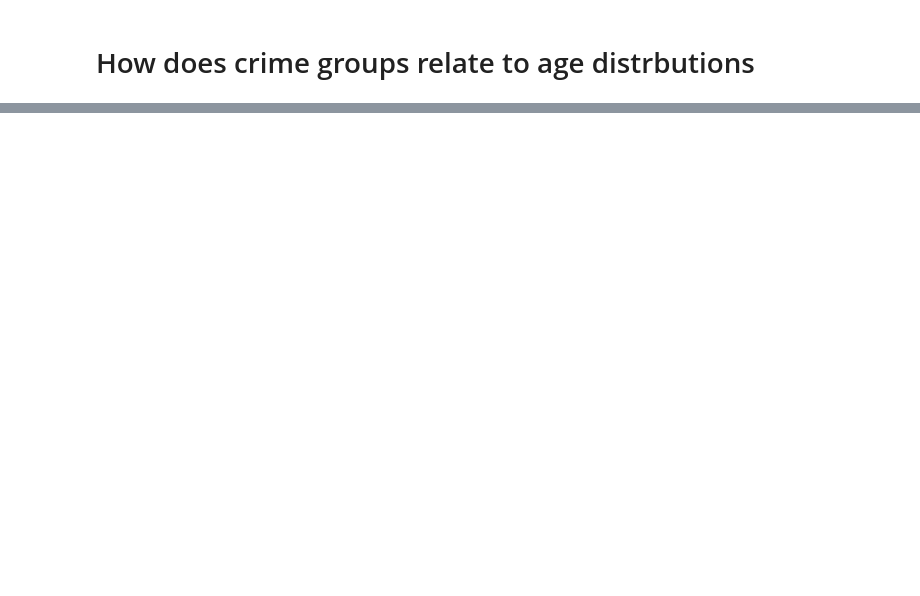
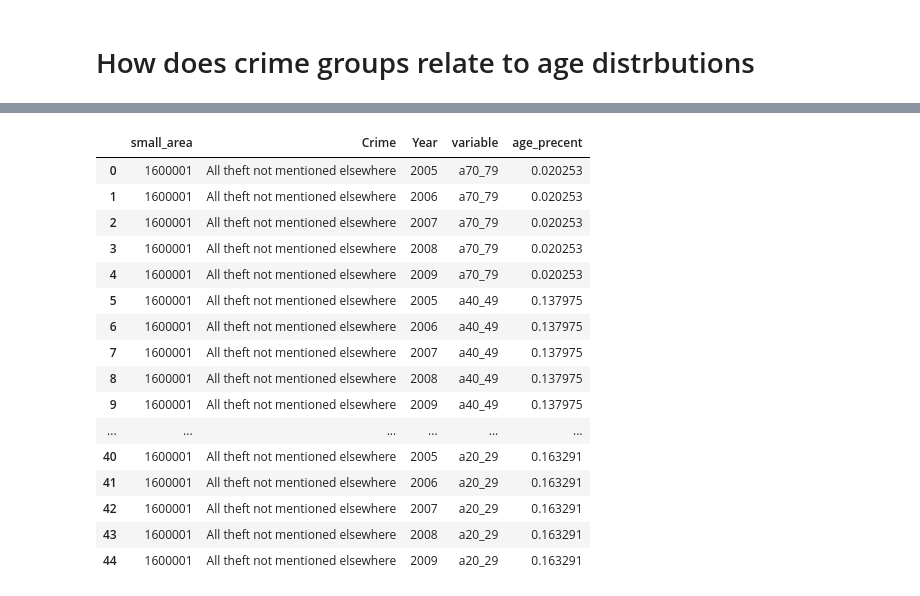
Before and after one commit to drdangersimon/data_challenges, a Jupyter notebook: eighty_20/Crime_map.ipynb, the cells around one changed output, grey strips where cells are left out. Drawn from its saved outputs; the diff is of its cells as text; code cells hidden in the pictures; blank space fills up the shorter version.

```diff
--- a/eighty_20/Crime_map.ipynb
+++ b/eighty_20/Crime_map.ipynb
@@ -177,2 +175,9 @@ plt.tight_layout()
 # %% [markdown]
 # How does crime groups relate to age distrbutions
+# %%
+# make age a ratio
+for col in ages:
+    df[col] = df[col] / df.total_age
+# %%
+a = df.groupby(['small_area','Crime', 'Year']).mean()
+a.head()
@@ -178,0 +192,20 @@ plt.tight_layout()
+# %%
+a.reset_index().head().melt(['small_area','Crime', 'Year'], value_vars=ages,value_name='age_precent' )
+# %% [output]
+|  | small_area | Crime | Year | variable | age_precent |
+| 0 | 1600001 | All theft not mentioned elsewhere | 2005 | a70_79 | 0.020253 |
+| 1 | 1600001 | All theft not mentioned elsewhere | 2006 | a70_79 | 0.020253 |
+| 2 | 1600001 | All theft not mentioned elsewhere | 2007 | a70_79 | 0.020253 |
+| 3 | 1600001 | All theft not mentioned elsewhere | 2008 | a70_79 | 0.020253 |
+| 4 | 1600001 | All theft not mentioned elsewhere | 2009 | a70_79 | 0.020253 |
+| 5 | 1600001 | All theft not mentioned elsewhere | 2005 | a40_49 | 0.137975 |
+| 6 | 1600001 | All theft not mentioned elsewhere | 2006 | a40_49 | 0.137975 |
+| 7 | 1600001 | All theft not mentioned elsewhere | 2007 | a40_49 | 0.137975 |
+| 8 | 1600001 | All theft not mentioned elsewhere | 2008 | a40_49 | 0.137975 |
+| 9 | 1600001 | All theft not mentioned elsewhere | 2009 | a40_49 | 0.137975 |
+| ... | ... | ... | ... | ... | ... |
+| 40 | 1600001 | All theft not mentioned elsewhere | 2005 | a20_29 | 0.163291 |
+| 41 | 1600001 | All theft not mentioned elsewhere | 2006 | a20_29 | 0.163291 |
+| 42 | 1600001 | All theft not mentioned elsewhere | 2007 | a20_29 | 0.163291 |
+| 43 | 1600001 | All theft not mentioned elsewhere | 2008 | a20_29 | 0.163291 |
+| 44 | 1600001 | All theft not mentioned elsewhere | 2009 | a20_29 | 0.163291 |
```
Also changed, not shown: parts of 11 cells of this notebook, 1 other file.
